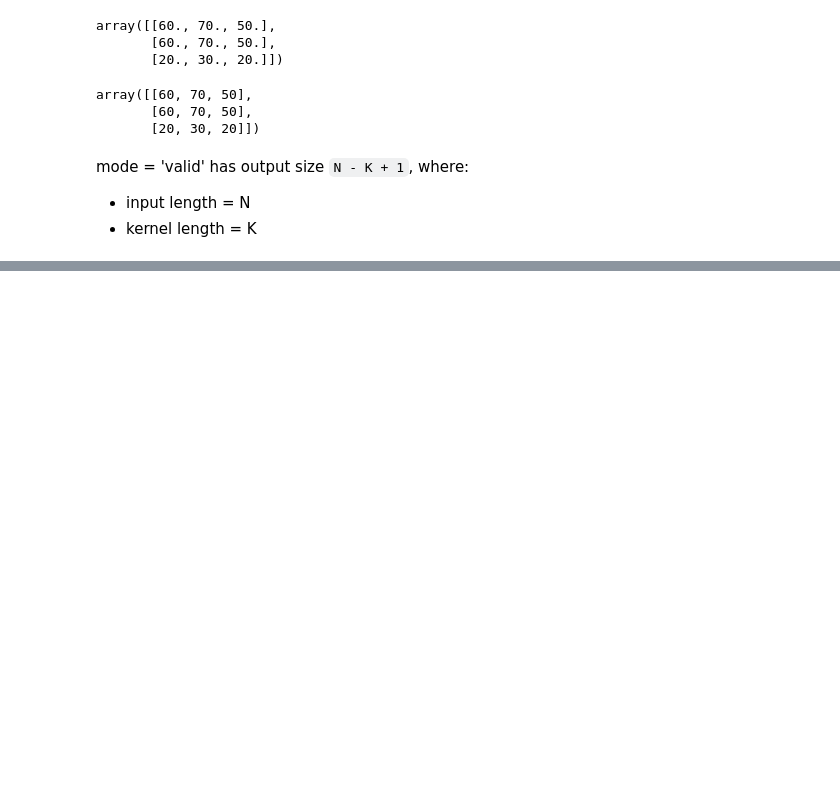
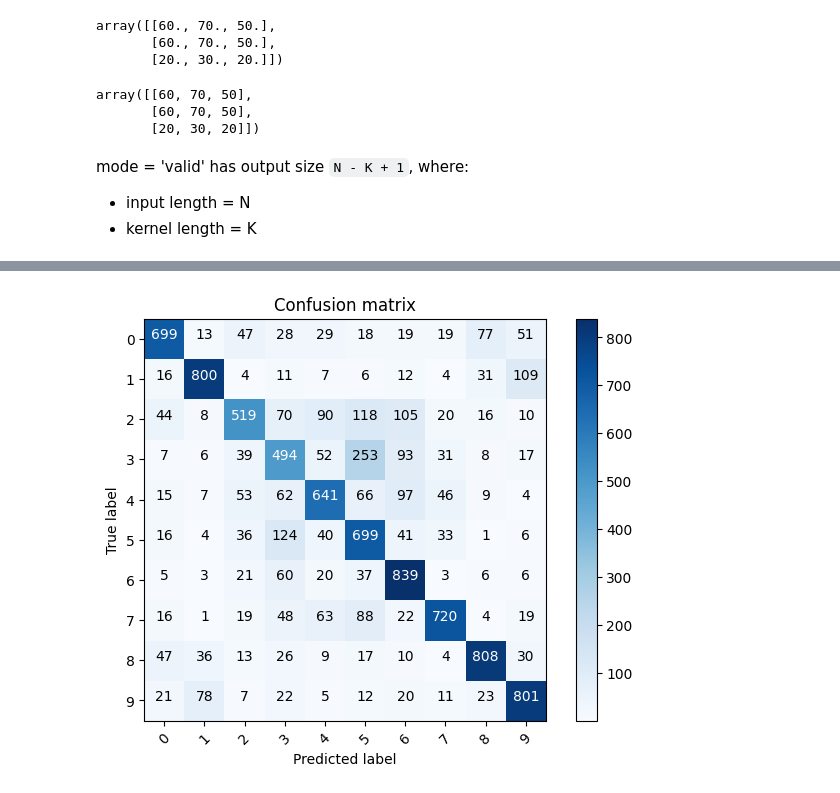
Before and after one commit to boemer00/deep_learning, a Jupyter notebook: computer_vision/05_Convolutional_Neural_Networks.ipynb, the cells around one changed output, grey strips where cells are left out. Saved outputs shown, nothing was run; the diff lists cells and outputs as text; code cells hidden in the pictures; blank space fills up the shorter version.

```diff
--- a/computer_vision/05_Convolutional_Neural_Networks.ipynb
+++ b/computer_vision/05_Convolutional_Neural_Networks.ipynb
@@ -265,0 +318,10 @@ mode = 'valid' has output size `N - K + 1`, where:
+# %%
+i = Input(shape=x_train[0].shape)
+x = Conv2D(32, (3, 3), strides=2, activation='relu')(i)
+x = Conv2D(64, (3, 3), strides=2, activation='relu')(x)
+x = Conv2D(128, (3, 3), strides=2, activation='relu')(x)
+x = Flatten()(x)
+x = Dropout(0.2)(x)
+x = Dense(512, activation='relu')(x)
+x = Dropout(0.2)(x)
+x = Dense(K, activation='softmax')(x)
@@ -265,0 +424,10 @@ mode = 'valid' has output size `N - K + 1`, where:
+# %%
+cifar10 = cifar10
+
+(x_train, y_train), (x_test, y_test) = cifar10.load_data()
+
+x_train, x_test = x_train / 255.0, x_test / 255.0
+y_train, y_test = y_train.flatten(), y_test.flatten()
+
+print('x_train.shape:', x_train.shape)
+print('y_train.shape:', y_train.shape)
@@ -265,0 +461,20 @@ mode = 'valid' has output size `N - K + 1`, where:
+# %%
+i = Input(shape=x_train[0].shape)
+x = Conv2D(32, (3, 3), strides=2, activation='relu')(i)
+x = Conv2D(62, (3, 3), strides=2, activation='relu')(x)
+x = Conv2D(128, (3, 3), strides=2, activation='relu')(x)
+x = Flatten()(x)
+x = Dropout(0.2)(x)
+x = Dense(512, activation='relu')(x)
+x = Dropout(0.2)(x)
+x = Dense(10, activation='softmax')(x)
+
+model = Model(i, x)
+# %%
+model.compile(optimizer='adam',
+              loss='sparse_categorical_crossentropy' ,
+              metrics=['accuracy'])
+
+r = model.fit(x_train, y_train,
+              validation_data=(x_test, y_test),
+              epochs=15)
@@ -265,0 +499,5 @@ mode = 'valid' has output size `N - K + 1`, where:
+# %%
+p_test = model.predict(x_test).argmax(axis=1)
+cm = confusion_matrix(y_test, p_test)
+plot_confusion_matrix(cm, list(range(10)))
+# %% [output]
@@ -265,0 +506 @@ mode = 'valid' has output size `N - K + 1`, where:
+[figure, added]
```
Also changed, not shown: parts of 47 cells of this notebook.
